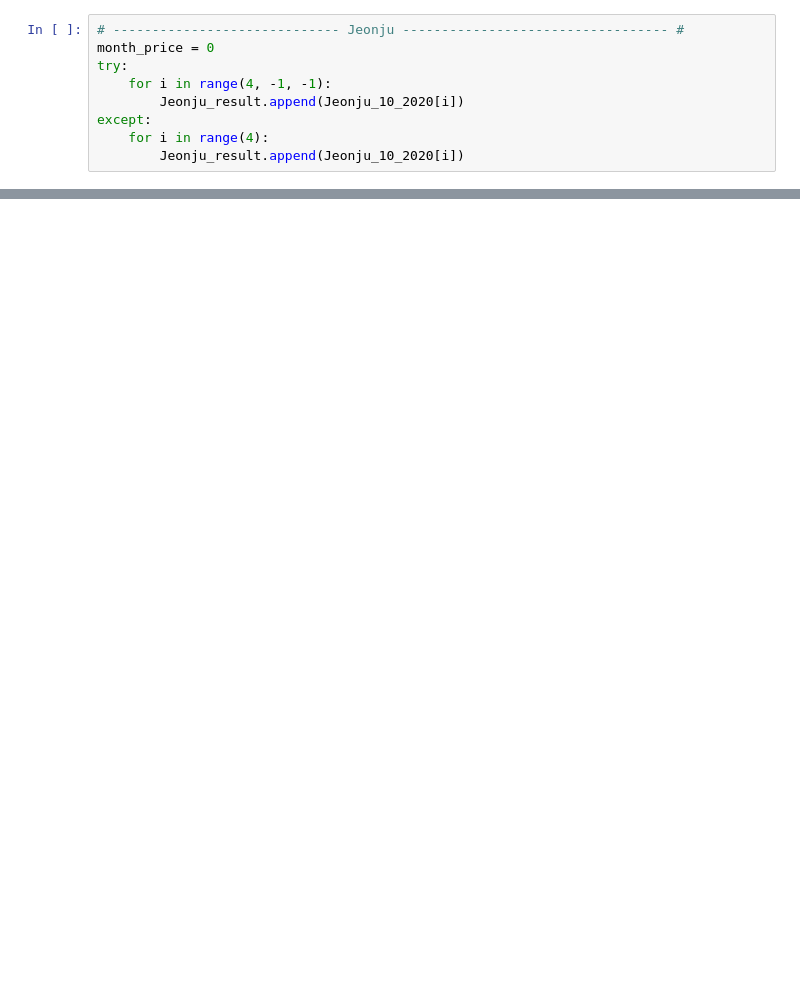
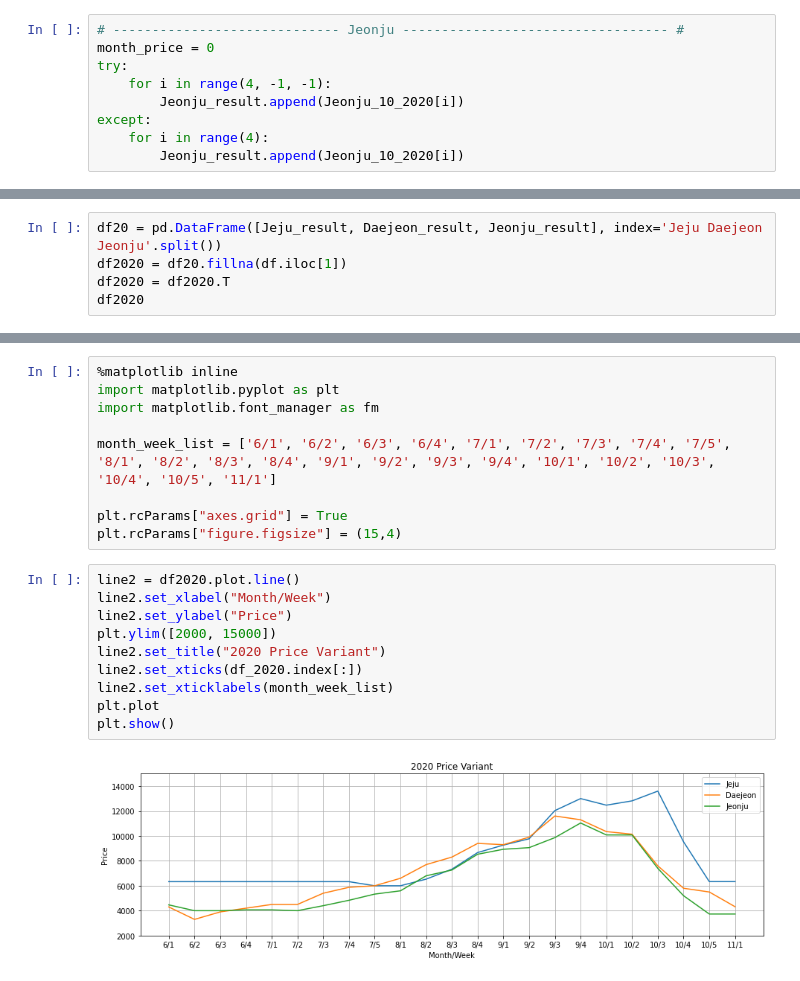
Before and after one commit to ysmin709/Get-Naver-Shopping-Data, a Jupyter notebook: Jeju Cabbage Data.ipynb, the cells around one changed output, grey strips where cells are left out. Cells and saved outputs as stored; diff of their text form; blank space fills up the shorter version.

```diff
--- a/Jeju Cabbage Data.ipynb
+++ b/Jeju Cabbage Data.ipynb
@@ -289,0 +294,5 @@ plt.show()
+# %%
+df20 = pd.DataFrame([Jeju_result, Daejeon_result, Jeonju_result], index='Jeju Daejeon Jeonju'.split())
+df2020 = df20.fillna(df.iloc[1])
+df2020 = df2020.T
+df2020
@@ -289,0 +317,21 @@ plt.show()
+# %%
+%matplotlib inline
+import matplotlib.pyplot as plt
+import matplotlib.font_manager as fm
+
+month_week_list = ['6/1', '6/2', '6/3', '6/4', '7/1', '7/2', '7/3', '7/4', '7/5', '8/1', '8/2', '8/3', '8/4', '9/1', '9/2', '9/3', '9/4', '10/1', '10/2', '10/3', '10/4', '10/5', '11/1']
+
+plt.rcParams["axes.grid"] = True
+plt.rcParams["figure.figsize"] = (15,4)
+# %%
+line2 = df2020.plot.line()
+line2.set_xlabel("Month/Week")
+line2.set_ylabel("Price")
+plt.ylim([2000, 15000])
+line2.set_title("2020 Price Variant")
+line2.set_xticks(df_2020.index[:])
+line2.set_xticklabels(month_week_list)
+plt.plot
+plt.show()
+# %% [output]
+[figure, added]
```
Also changed, not shown: parts of 16 cells of this notebook, 1 other file.
